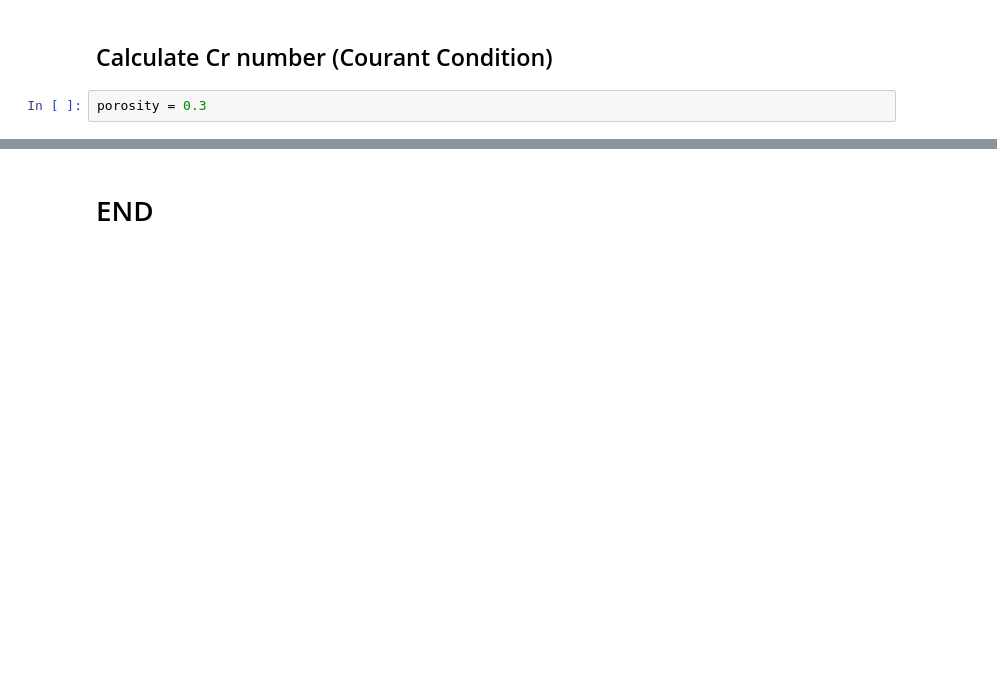
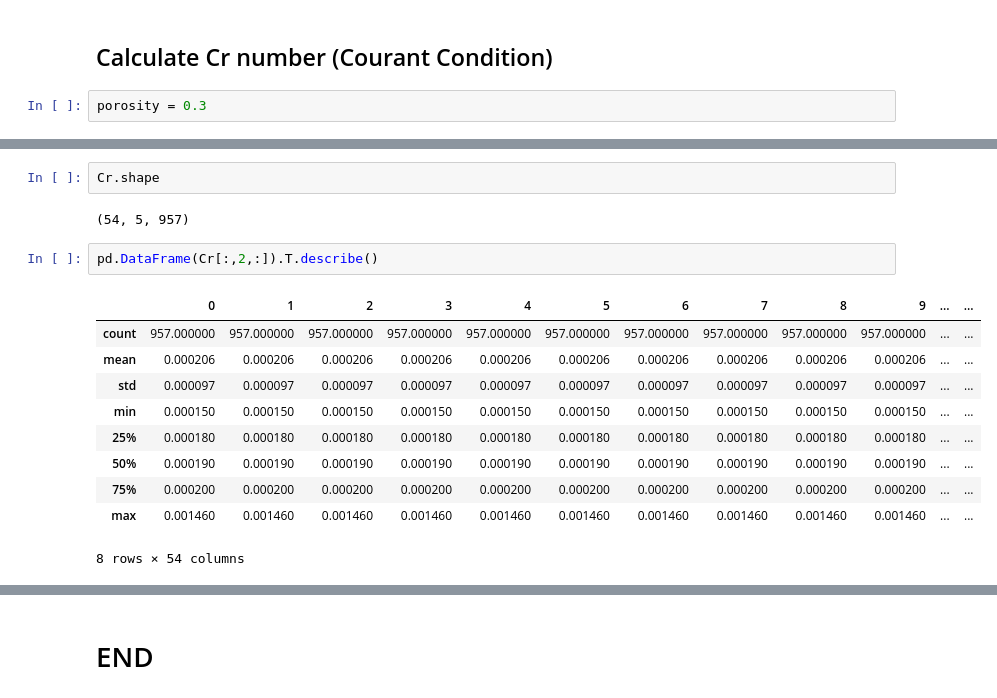
Before and after one commit to LimnoTech/mf6rtm-asr-example, a Jupyter notebook: sims/sim01-mf6only/mf6_explore2.ipynb, the cells around one changed output, grey strips where cells are left out. Saved outputs shown, nothing was run; the diff lists cells and outputs as text; blank space fills up the shorter version.

```diff
--- a/sims/sim01-mf6only/mf6_explore2.ipynb
+++ b/sims/sim01-mf6only/mf6_explore2.ipynb
@@ -911,0 +935,17 @@ for t in t_l:
+# %%
+Cr.shape
+# %% [output]
+(54, 5, 957)
+# %%
+pd.DataFrame(Cr[:,2,:]).T.describe()
+# %% [output]
+|  | 0 | 1 | 2 | 3 | 4 | 5 | 6 | 7 | 8 | 9 | ... | ... |
+| count | 957.000000 | 957.000000 | 957.000000 | 957.000000 | 957.000000 | 957.000000 | 957.000000 | 957.000000 | 957.000000 | 957.000000 | ... | ... |
+| mean | 0.000206 | 0.000206 | 0.000206 | 0.000206 | 0.000206 | 0.000206 | 0.000206 | 0.000206 | 0.000206 | 0.000206 | ... | ... |
+| std | 0.000097 | 0.000097 | 0.000097 | 0.000097 | 0.000097 | 0.000097 | 0.000097 | 0.000097 | 0.000097 | 0.000097 | ... | ... |
+| min | 0.000150 | 0.000150 | 0.000150 | 0.000150 | 0.000150 | 0.000150 | 0.000150 | 0.000150 | 0.000150 | 0.000150 | ... | ... |
+| 25% | 0.000180 | 0.000180 | 0.000180 | 0.000180 | 0.000180 | 0.000180 | 0.000180 | 0.000180 | 0.000180 | 0.000180 | ... | ... |
+| 50% | 0.000190 | 0.000190 | 0.000190 | 0.000190 | 0.000190 | 0.000190 | 0.000190 | 0.000190 | 0.000190 | 0.000190 | ... | ... |
+| 75% | 0.000200 | 0.000200 | 0.000200 | 0.000200 | 0.000200 | 0.000200 | 0.000200 | 0.000200 | 0.000200 | 0.000200 | ... | ... |
+| max | 0.001460 | 0.001460 | 0.001460 | 0.001460 | 0.001460 | 0.001460 | 0.001460 | 0.001460 | 0.001460 | 0.001460 | ... | ... |
+8 rows × 54 columns
```
Also changed, not shown: parts of 12 cells of this notebook, 5 other files.
